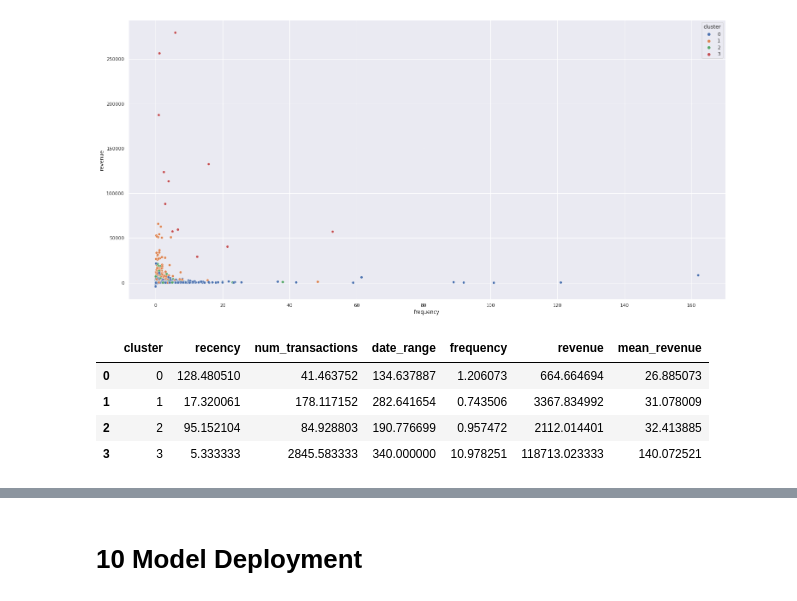
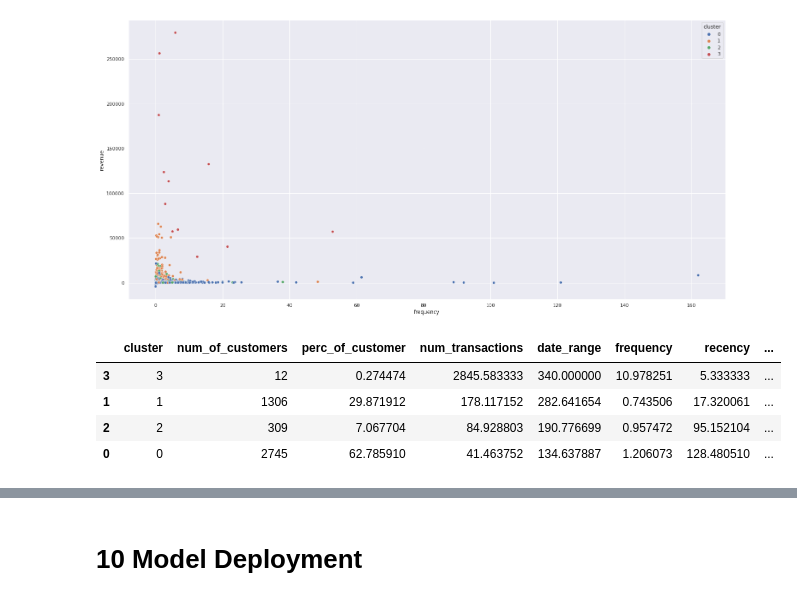
Before and after one commit to humberto-aguiar/Insiders-Fidelity-Clustering, a Jupyter notebook: notebooks/c1-one-go.ipynb, the cells around one changed output, grey strips where cells are left out. Drawn from its saved outputs; the diff is of its cells as text; code cells hidden in the pictures.

```diff
--- a/notebooks/c1-one-go.ipynb
+++ b/notebooks/c1-one-go.ipynb
@@ -489,12 +517,22 @@ df_res =pd.concat( [df_res, pd.DataFrame( { 'cluster' : labels} ) ], axis = 1 )
 sns.scatterplot( data = df_res, x = 'frequency', y = 'revenue', hue = 'cluster', palette = 'deep' );
 # %% [output]
 [figure]
-# %%
-# calculating mean values for each cluster attributes
-df_res.groupby('cluster').mean().reset_index()
-# %% [output]
-|  | cluster | recency | num_transactions | date_range | frequency | revenue | mean_revenue |
-| 0 | 0 | 128.480510 | 41.463752 | 134.637887 | 1.206073 | 664.664694 | 26.885073 |
-| 1 | 1 | 17.320061 | 178.117152 | 282.641654 | 0.743506 | 3367.834992 | 31.078009 |
-| 2 | 2 | 95.152104 | 84.928803 | 190.776699 | 0.957472 | 2112.014401 | 32.413885 |
-| 3 | 3 | 5.333333 | 2845.583333 | 340.000000 | 10.978251 | 118713.023333 | 140.072521 |
+# %%
+# number of customers per cluster
+n_cust = df3.copy()
+n_cust['cluster'] = labels
+n_cust = n_cust.groupby('cluster').count().reset_index().rename(columns = {'customer_id' : 'num_of_customers'})
+n_cust['perc_of_customer'] = n_cust['num_of_customers']/n_cust['num_of_customers'].sum()*100
+n_cust = n_cust[['cluster', 'num_of_customers', 'perc_of_customer']]
+# %%
+# calculating mean values for each cluster attribute
+result = df_res.drop('mean_revenue', axis = 1).groupby('cluster').mean().reset_index()
+result = result.merge( n_cust, on = 'cluster', how = 'inner')
+result = result[['cluster', 'num_of_customers', 'perc_of_customer', 'num_transactions', 'date_range', 'frequency', 'recency', 'revenue' ]]
+result.sort_values('revenue', ascending = False )
+# %% [output]
+|  | cluster | num_of_customers | perc_of_customer | num_transactions | date_range | frequency | recency | ... |
+| 3 | 3 | 12 | 0.274474 | 2845.583333 | 340.000000 | 10.978251 | 5.333333 | ... |
+| 1 | 1 | 1306 | 29.871912 | 178.117152 | 282.641654 | 0.743506 | 17.320061 | ... |
+| 2 | 2 | 309 | 7.067704 | 84.928803 | 190.776699 | 0.957472 | 95.152104 | ... |
+| 0 | 0 | 2745 | 62.785910 | 41.463752 | 134.637887 | 1.206073 | 128.480510 | ... |
```
Also changed, not shown: parts of 6 cells of this notebook.
